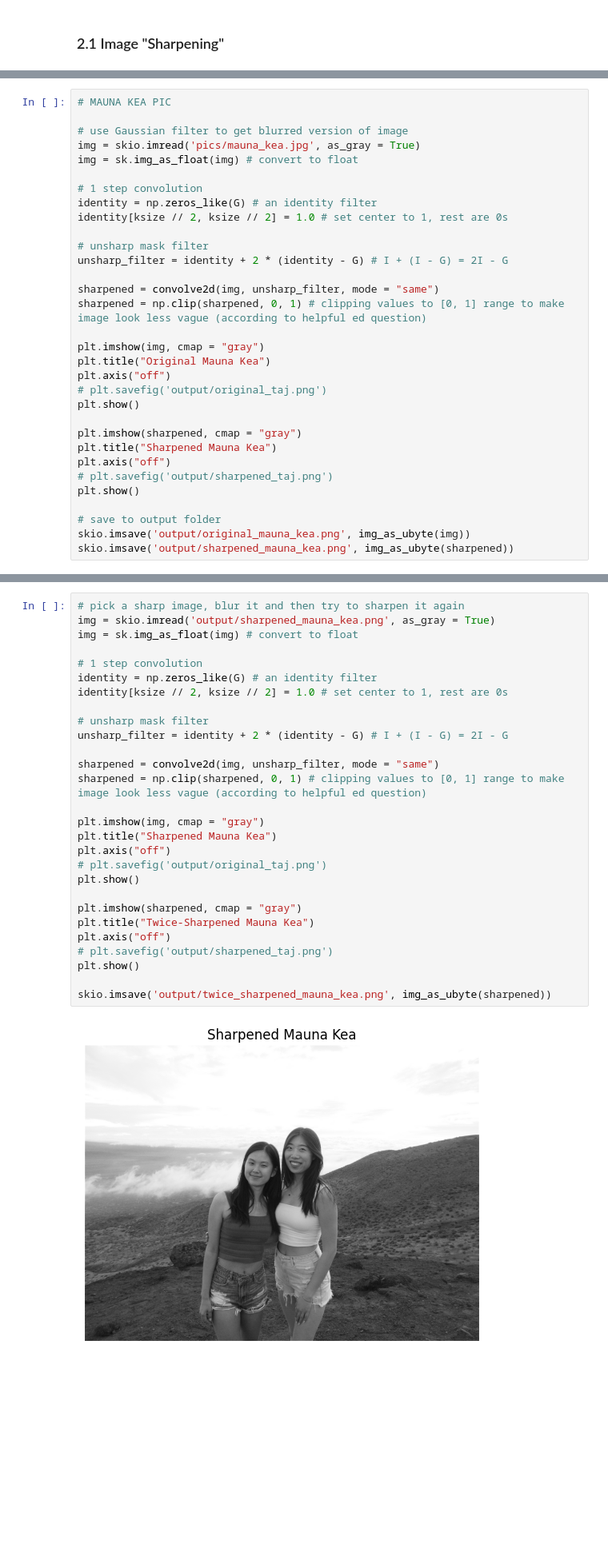
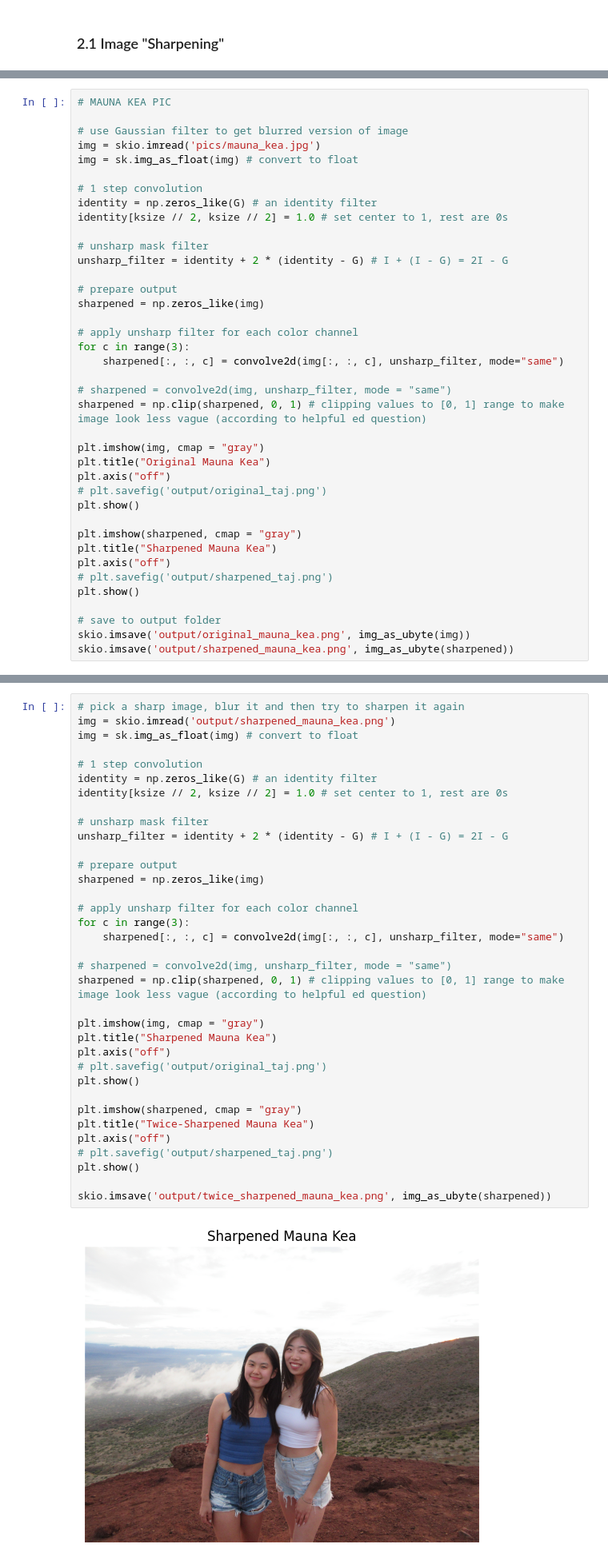
Before and after one commit to sz12433/sz12433.github.io, a Jupyter notebook: proj2/code/main.ipynb, the cells around one changed output, grey strips where cells are left out. Shown at 80% size. Cells and saved outputs as stored; diff of their text form; blank space fills up the shorter version.

```diff
--- a/proj2/code/main.ipynb
+++ b/proj2/code/main.ipynb
@@ -392,7 +396,7 @@ Error:
 # MAUNA KEA PIC
 
 # use Gaussian filter to get blurred version of image
-img = skio.imread('pics/mauna_kea.jpg', as_gray = True)
+img = skio.imread('pics/mauna_kea.jpg')
 img = sk.img_as_float(img) # convert to float
 
 # 1 step convolution
@@ -402,7 +406,14 @@ identity[ksize // 2, ksize // 2] = 1.0 # set center to 1, rest are 0s
 # unsharp mask filter
 unsharp_filter = identity + 2 * (identity - G) # I + (I - G) = 2I - G
 
-sharpened = convolve2d(img, unsharp_filter, mode = "same")
+# prepare output
+sharpened = np.zeros_like(img)
+
+# apply unsharp filter for each color channel
+for c in range(3):
+    sharpened[:, :, c] = convolve2d(img[:, :, c], unsharp_filter, mode="same")
+
+# sharpened = convolve2d(img, unsharp_filter, mode = "same")
 sharpened = np.clip(sharpened, 0, 1) # clipping values to [0, 1] range to make image look less vague (according to helpful ed question)
 
 plt.imshow(img, cmap = "gray")
@@ -426,30 +437,37 @@ skio.imsave('output/sharpened_mauna_kea.png', img_as_ubyte(sharpened))
 # %%
 # pick a sharp image, blur it and then try to sharpen it again
-img = skio.imread('output/sharpened_mauna_kea.png', as_gray = True)
+img = skio.imread('output/sharpened_mauna_kea.png')
 img = sk.img_as_float(img) # convert to float
 
 # 1 step convolution
 identity = np.zeros_like(G) # an identity filter
 identity[ksize // 2, ksize // 2] = 1.0 # set center to 1, rest are 0s
 
 # unsharp mask filter
 unsharp_filter = identity + 2 * (identity - G) # I + (I - G) = 2I - G
 
-sharpened = convolve2d(img, unsharp_filter, mode = "same")
+# prepare output
+sharpened = np.zeros_like(img)
+
+# apply unsharp filter for each color channel
+for c in range(3):
+    sharpened[:, :, c] = convolve2d(img[:, :, c], unsharp_filter, mode="same")
+
+# sharpened = convolve2d(img, unsharp_filter, mode = "same")
 sharpened = np.clip(sharpened, 0, 1) # clipping values to [0, 1] range to make image look less vague (according to helpful ed question)
 
 plt.imshow(img, cmap = "gray")
 plt.title("Sharpened Mauna Kea")
 plt.axis("off")
 # plt.savefig('output/original_taj.png')
 plt.show()
 
 plt.imshow(sharpened, cmap = "gray")
 plt.title("Twice-Sharpened Mauna Kea")
 plt.axis("off")
 # plt.savefig('output/sharpened_taj.png')
 plt.show()
 
 skio.imsave('output/twice_sharpened_mauna_kea.png', img_as_ubyte(sharpened))
 # %% [output]
-[figure, old version]
+[figure, new version]
```
Also changed, not shown: parts of 10 cells of this notebook, 3 other files.
